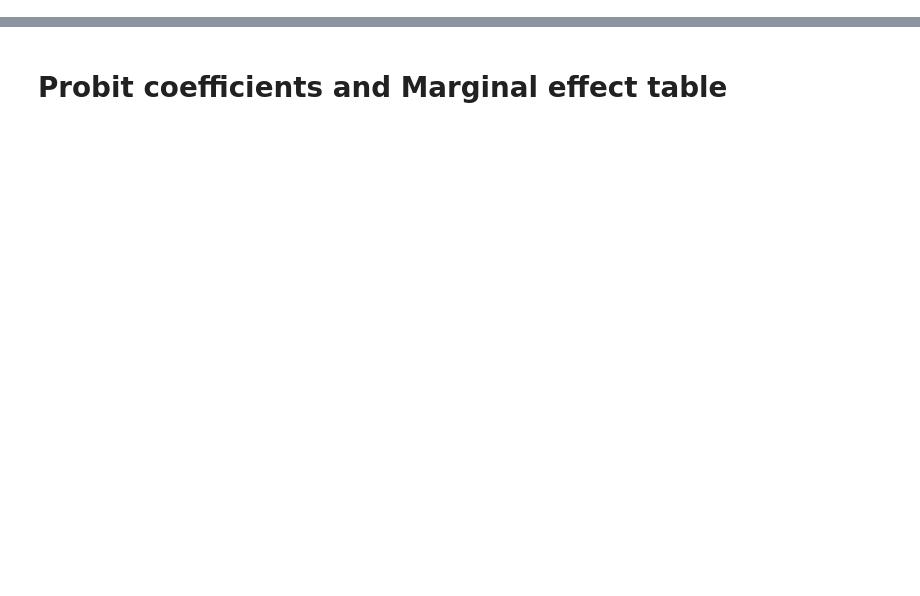
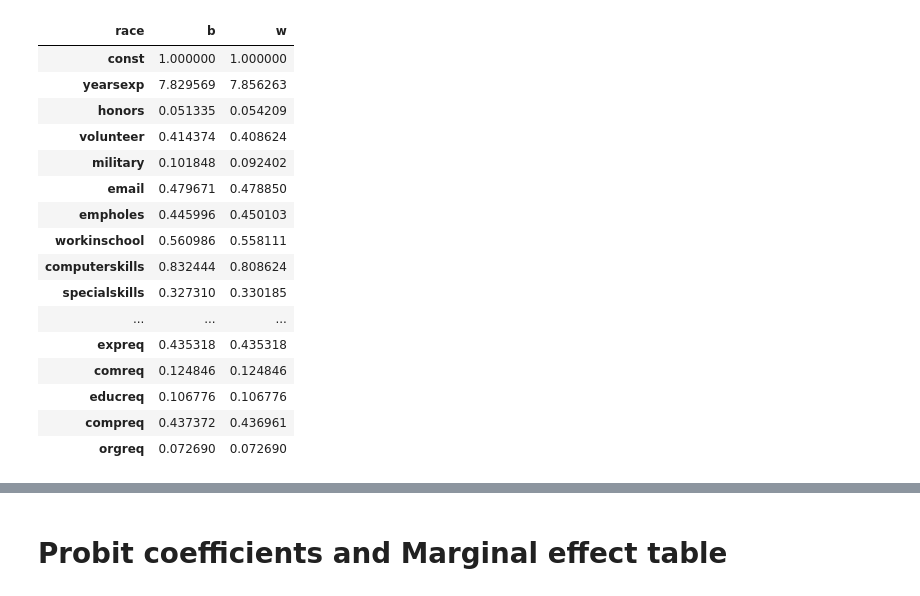
Before and after one commit to Michael-Morgan-Giles/regression_analysis, a Jupyter notebook: 6_classification/GLM_Intro.ipynb, the cells around one changed output, grey strips where cells are left out. Saved outputs shown, nothing was run; the diff lists cells and outputs as text; code cells hidden in the pictures; blank space fills up the shorter version.

```diff
--- a/6_classification/GLM_Intro.ipynb
+++ b/6_classification/GLM_Intro.ipynb
@@ -61,3 +140,39 @@ df.describe()
 # %%
-X = [['const', 'nwifeinc', 'educ', 'exper', 'expersq', 'age', 'kidslt6']]
-y = ""
+# Set up lists to filter data in modelling stage
+X = ['const',
+     #'white_dummy',
+     # variables from table 5
+     'yearsexp',
+     #'years_exp_sq',
+     'honors',
+     'volunteer',
+     'military',
+     'email',
+     'empholes',
+     'workinschool',
+     'computerskills',
+     'specialskills',
+     # a city dummy
+     'city_dummy',
+     # a sex dummy
+     'sex_dummy',
+     #  six occupation dummies
+     'manager',
+     'supervisor',
+     'secretary',
+     'offsupport',
+     'salesrep',
+     'retailsales',
+     # a vector of dummy variables for job requirements as listed in the employment ad
+     # (see Section III, subsection D, for details).
+     'expreq',
+     'comreq',
+     'educreq',
+     'compreq',
+     'orgreq'
+    ]
+
+
+y = "call" # dependent variable is the callback dumm
+# set up objects to filter for African-American and white names
+T = 'race'
@@ -89,0 +194,20 @@ strong multicollinearity or other numerical problems.
+# %%
+df.groupby(T)[X].mean().T
+# %% [output]
+| race | b | w |
+| const | 1.000000 | 1.000000 |
+| yearsexp | 7.829569 | 7.856263 |
+| honors | 0.051335 | 0.054209 |
+| volunteer | 0.414374 | 0.408624 |
+| military | 0.101848 | 0.092402 |
+| email | 0.479671 | 0.478850 |
+| empholes | 0.445996 | 0.450103 |
+| workinschool | 0.560986 | 0.558111 |
+| computerskills | 0.832444 | 0.808624 |
+| specialskills | 0.327310 | 0.330185 |
+| ... | ... | ... |
+| expreq | 0.435318 | 0.435318 |
+| comreq | 0.124846 | 0.124846 |
+| educreq | 0.106776 | 0.106776 |
+| compreq | 0.437372 | 0.436961 |
+| orgreq | 0.072690 | 0.072690 |
```
Also changed, not shown: parts of 30 cells of this notebook.
